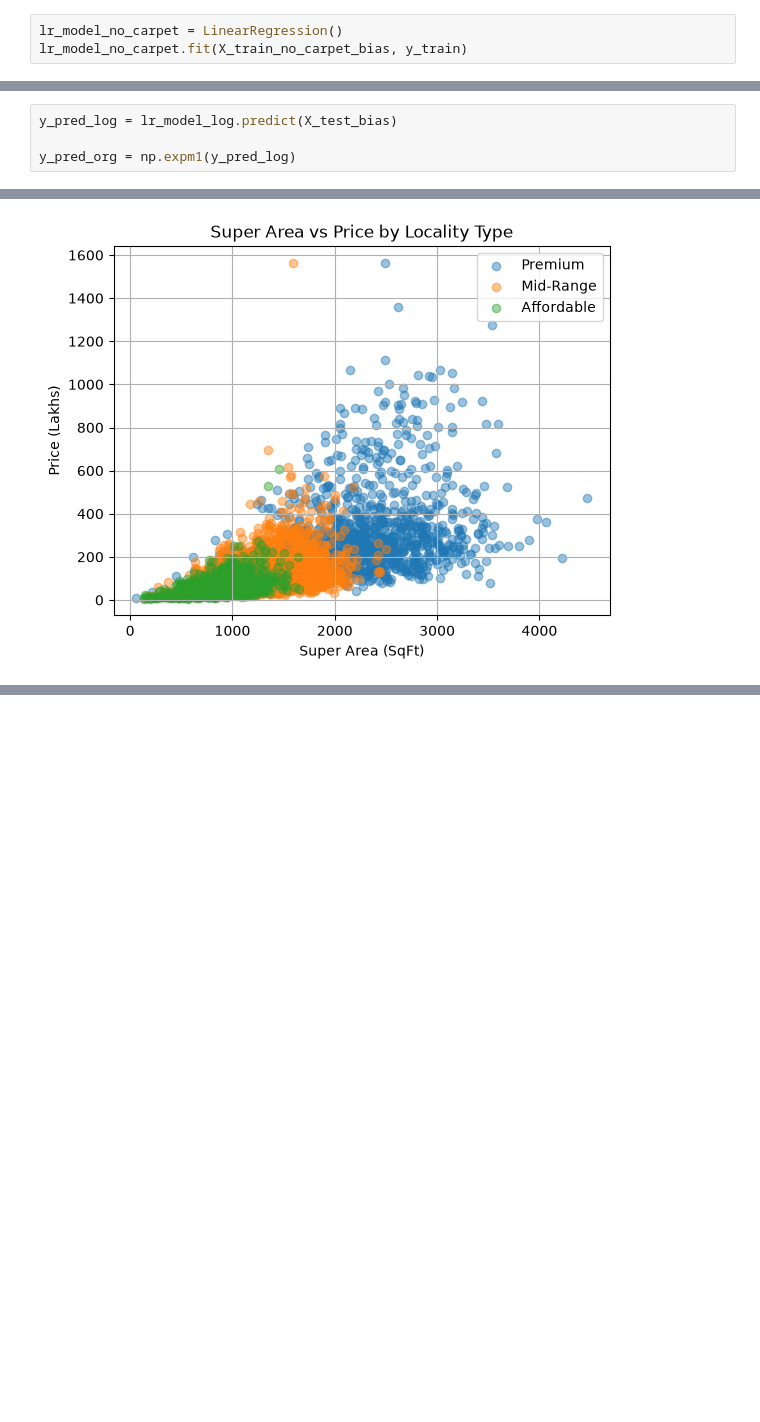
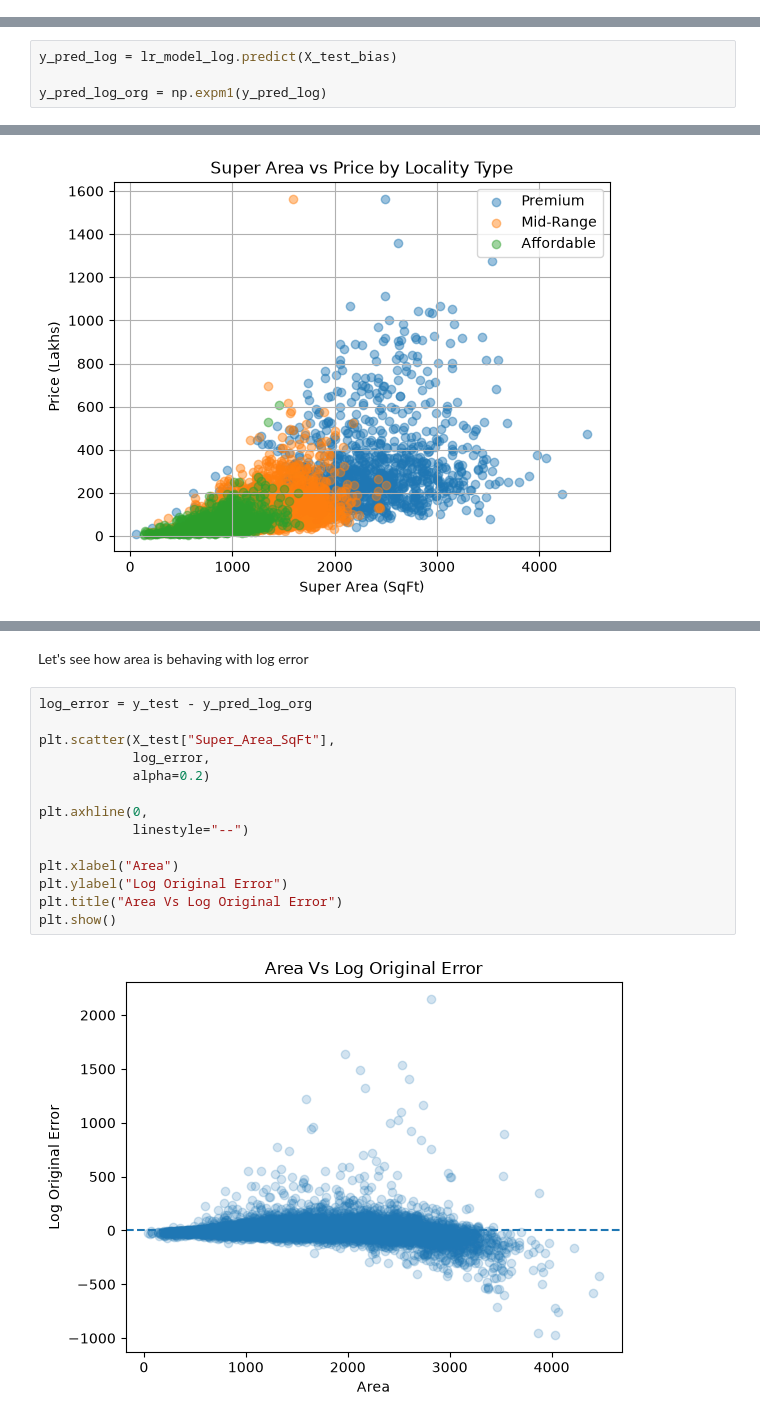
Before and after one commit to ashishkrsingh21/House-Price-Prediction, a Jupyter notebook: notebooks/03_model_training.ipynb, the cells around one changed output, grey strips where cells are left out. Saved outputs shown, nothing was run; the diff lists cells and outputs as text; blank space fills up the shorter version.

Commit message:
Update Linear Regression

```diff
--- a/notebooks/03_model_training.ipynb
+++ b/notebooks/03_model_training.ipynb
@@ -187,3 +130,0 @@ Shape of test data with bias term after removing 'Carpet_Area_SqFt': (16000, 28)
-# %%
-lr_model_no_carpet = LinearRegression()
-lr_model_no_carpet.fit(X_train_no_carpet_bias, y_train)
@@ -206,5 +138,5 @@ lr_model_log.fit(X_train_bias, y_train_log)
 # %%
 y_pred_log = lr_model_log.predict(X_test_bias)
 
-y_pred_org = np.expm1(y_pred_log)
+y_pred_log_org = np.expm1(y_pred_log)
 # %%
@@ -267,0 +342,18 @@ plt.show()
+# %% [markdown]
+Let's see how area is behaving with log error
+# %%
+log_error = y_test - y_pred_log_org
+
+plt.scatter(X_test["Super_Area_SqFt"],
+            log_error,
+            alpha=0.2)
+
+plt.axhline(0,
+            linestyle="--")
+
+plt.xlabel("Area")
+plt.ylabel("Log Original Error")
+plt.title("Area Vs Log Original Error")
+plt.show()
+# %% [output]
+[figure, added]
```
Also changed, not shown: parts of 227 cells of this notebook.
